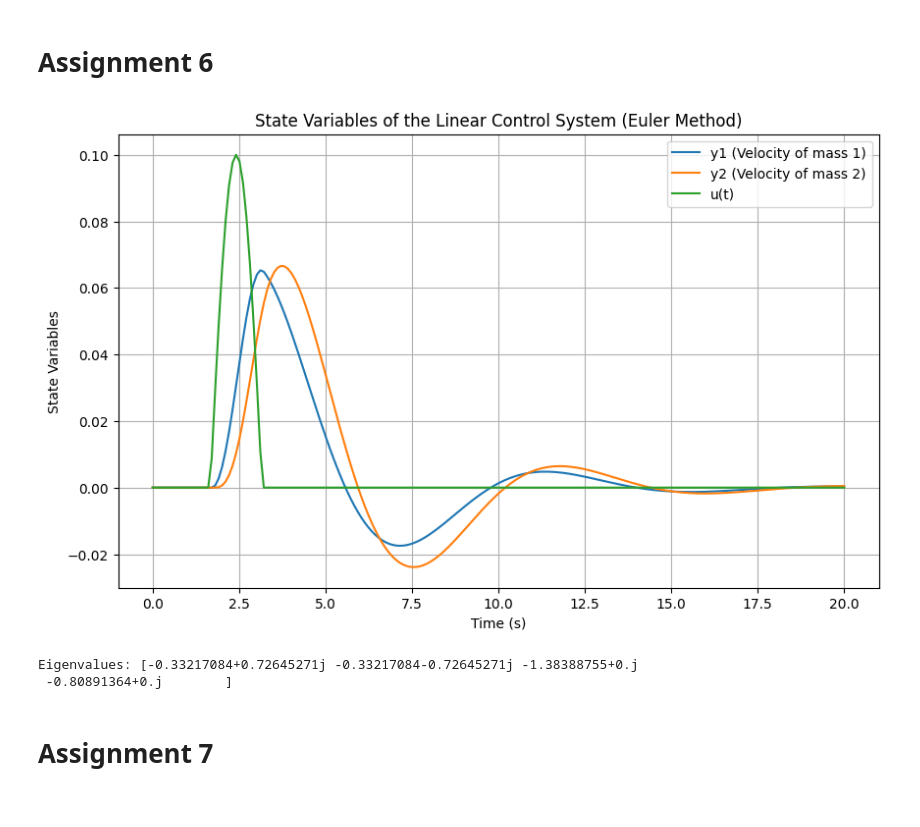
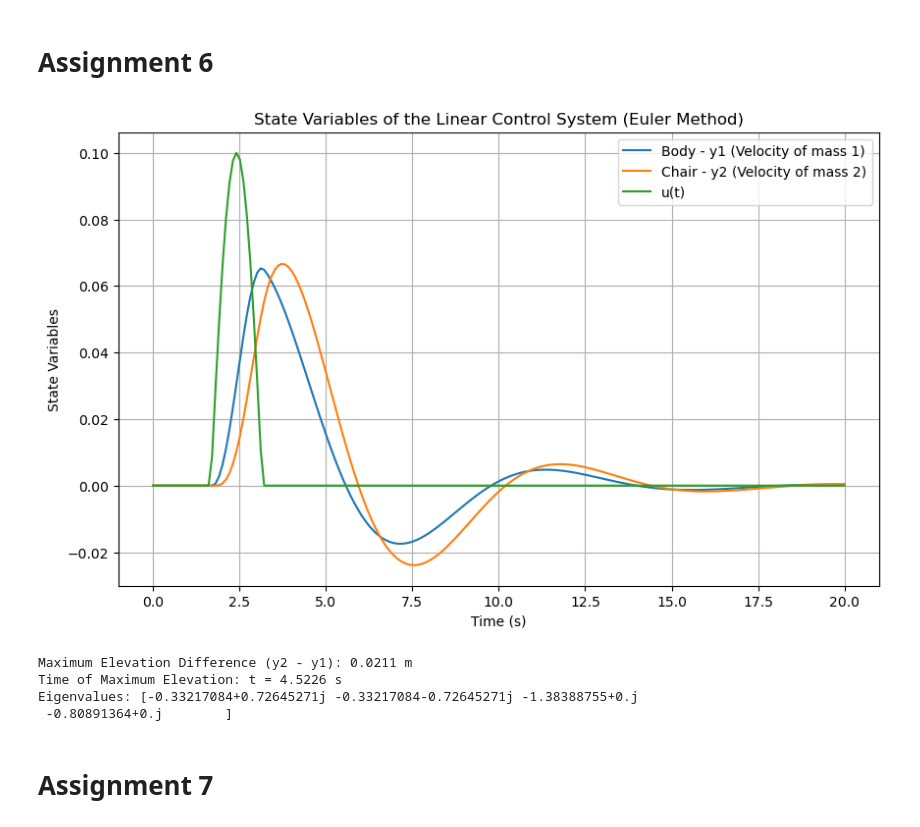
Before and after one commit to FranDeLio/Systems_Theory_Project, a Jupyter notebook: euler_method.ipynb, the cells around one changed output. Saved outputs shown, nothing was run; the diff lists cells and outputs as text; code cells hidden in the pictures.

Commit message:
Calculating the maximum elavation difference of chair and body (assignments 6,7,8) and a solution to be confirmed for 9.

```diff
--- a/euler_method.ipynb
+++ b/euler_method.ipynb
@@ -31,59 +31,69 @@ class LinearControlSystem:
 
 
     def compute_eigenvalues(self):
-
         eigenvalues, eigenvectors = np.linalg.eig(self.A)
-
         return print("Eigenvalues:", eigenvalues)
 
+    def compute_max_elevation(self):
+        # Compute maximum elevation difference y2(t) - y1(t)
+        elevation_diff = self.x_values[:, 3] - self.x_values[:, 1]
+
+        max_elevation = np.max(elevation_diff)
+        max_time = self.time_steps[np.argmax(elevation_diff)]
+
+        print(f"Maximum Elevation Difference (y2 - y1): {max_elevation:.4f} m")
+        print(f"Time of Maximum Elevation: t = {max_time:.4f} s")
+
+        return max_elevation, max_time
+
+    def compute_speeds(self):
+        C = np.array([
+            [0, 1, 0, 0],  # y1'(t)
+            [0, 0, 0, 1]   # y2'(t)
+        ])
+        speeds = []
+        for x, u_val in zip(self.x_values, self.u_values):
+            x = x.reshape(-1, 1)
+            y_dot = C @ (self.A @ x + self.B * u_val)
+            speeds.append(y_dot.flatten())
+        speeds = np.array(speeds)
+        return speeds
 
     def solve(self, initial_conditions: dict, step_size: float = 0.1):
-
         self.x_values = []
         self.u_values = []
         x = np.array(list(initial_conditions.values())).reshape(-1, 1)
         self.time_steps =  np.linspace(0, self.time, int(self.time / step_size))
 
         for t in self.time_steps:
-            # Append the current state to the x_values
-            self.x_values.append(x.flatten())  # flatten to convert it to a 1D list for plotting
+            self.x_values.append(x.flatten())
             self.u_values.append(self.u(self.z(t)))
-            # Compute the derivative of the state (dx)
             dx = self.A @ x + self.B * self.u(self.z(t))
-            # Update the state using Euler method
             x = x + dx * step_size
 
     def get_y1(self):
-
-        # Plot all state variables
         df = pd.DataFrame({
         'y1': np.array(self.x_values)[:, 1],
         'time_steps': self.time_steps,
         'd1': self.d1
         })
-
         return df
 
 
     def plot(self, plot_u=False):
-
         self.x_values = np.array(self.x_values)
         plt.figure(figsize=(10, 6))
 
-        # Plot all state variables
-        plt.plot(self.time_steps, self.x_values[:, 1], label="y1 (Velocity of mass 1)")
-        plt.plot(self.time_steps, self.x_values[:, 3], label="y2 (Velocity of mass 2)")
+        plt.plot(self.time_steps, self.x_values[:, 1], label="Body - y1 (Velocity of mass 1)")
+        plt.plot(self.time_steps, self.x_values[:, 3], label="Chair - y2 (Velocity of mass 2)")
         plt.plot(self.time_steps, self.u_values, label="u(t)")
 
-
-        # Labels and title
         plt.xlabel("Time (s)")
         plt.ylabel("State Variables")
         plt.title("State Variables of the Linear Control System (Euler Method)")
         plt.legend()
         plt.grid(True)
 
-        # Show the plot
         plt.show()
 # %% [markdown]
 # Assignment 3
@@ -174,17 +182,20 @@ plt.show()
 # %%
 u = lambda z: 0.1 * np.cos(-0.6981*(z-7.25)) if 5 <= z <= 9.5 else 0
 z = lambda t: 3*t
 
 input_parameters = {"m1":1400, "d1": 1000, "k1": 1000,
                     "m2": 100, "d2": 200, "k2": 100}
 initial_conditions = {"x1": 0, "x2": 0, "x3": 0, "x4": 0}
 
 model = LinearControlSystem(input_parameters, u=u, z=z, time=20)
 model.solve(initial_conditions)
 model.plot(plot_u=True)
+model.compute_max_elevation()
 model.compute_eigenvalues()
 # %% [output]
-[figure, old version]
+[figure, new version]
+Maximum Elevation Difference (y2 - y1): 0.0211 m
+Time of Maximum Elevation: t = 4.5226 s
 Eigenvalues: [-0.33217084+0.72645271j -0.33217084-0.72645271j -1.38388755+0.j
  -0.80891364+0.j        ]
 # %% [markdown]
```
Also changed, not shown: parts of 10 cells of this notebook.
